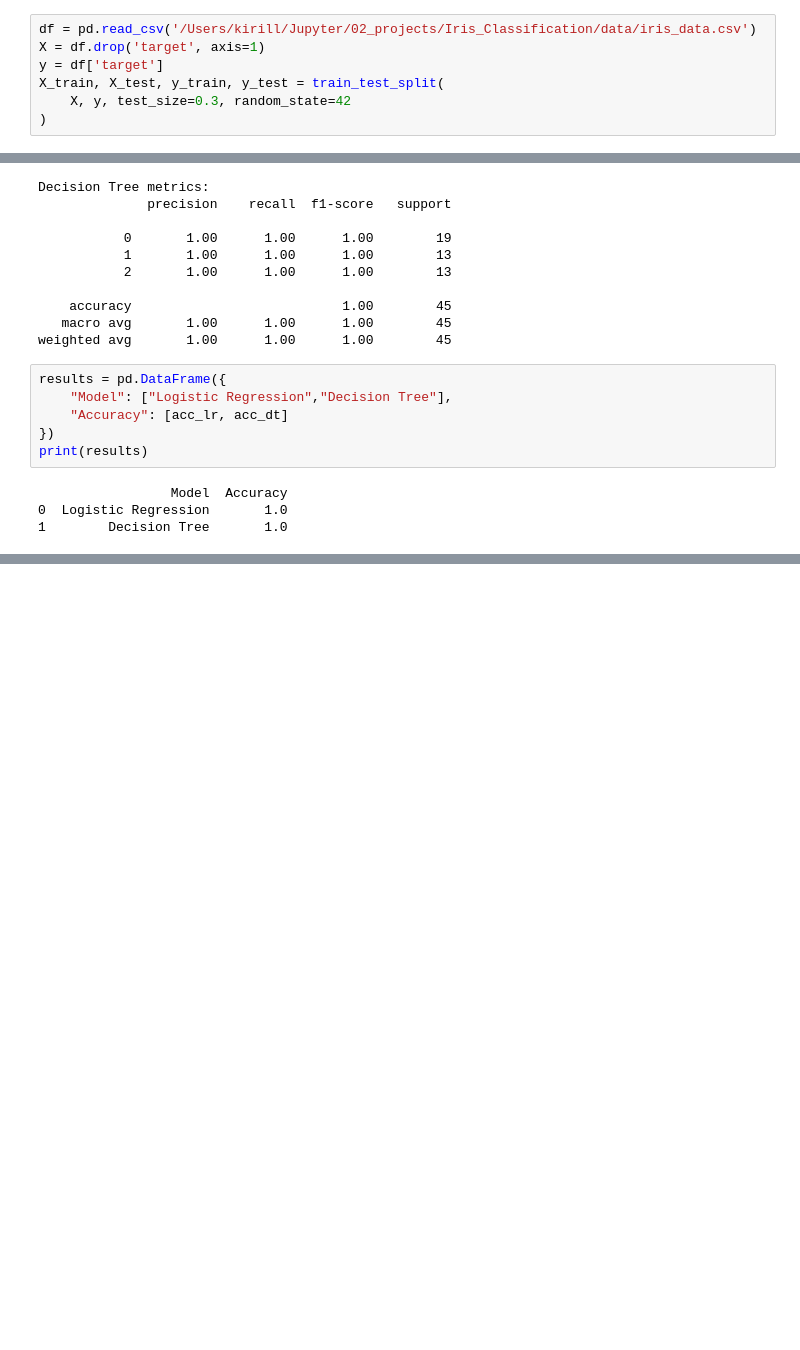
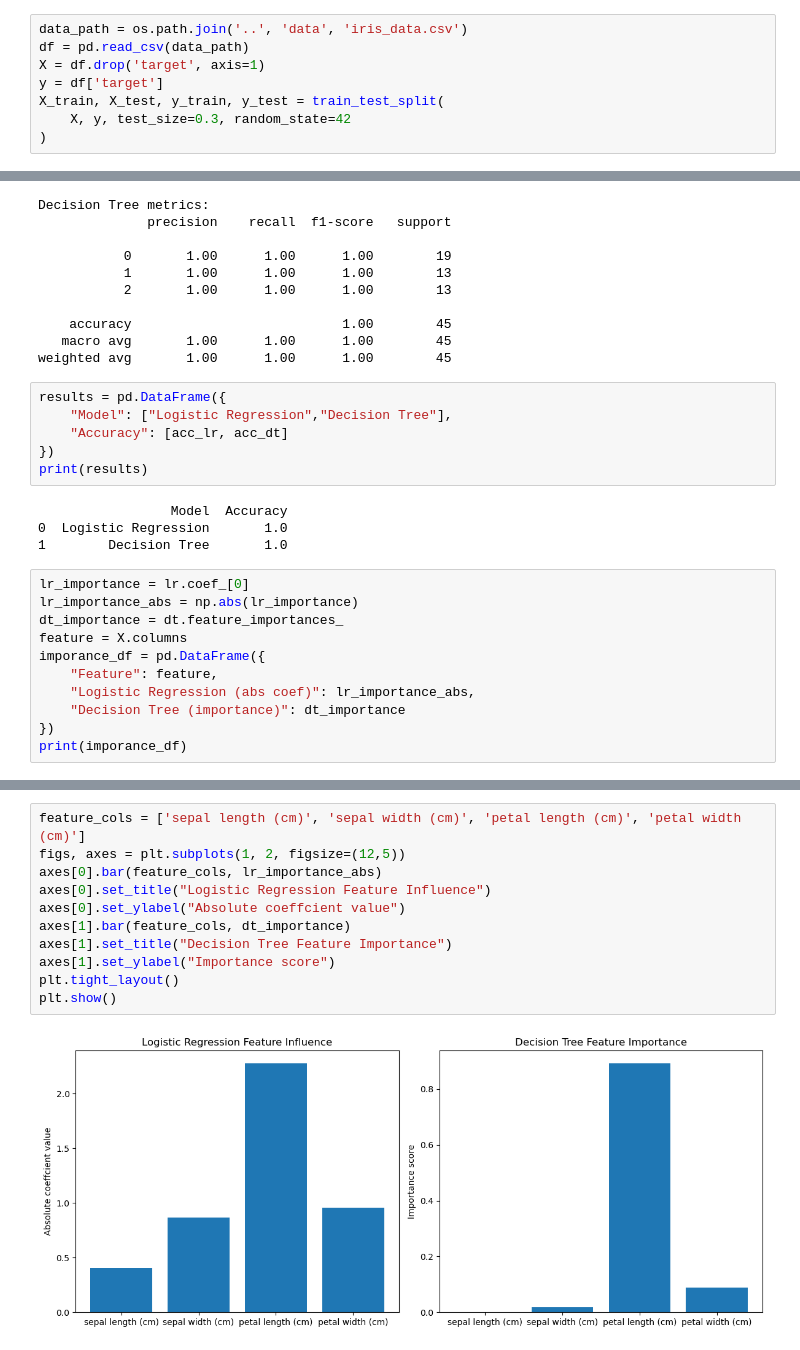
Before and after one commit to Kidukwe/iris-classification, a Jupyter notebook: notebooks/iris_comparing_LR_and_DTC.ipynb, the cells around one changed output, grey strips where cells are left out. Drawn from its saved outputs; the diff is of its cells as text; blank space fills up the shorter version.

```diff
--- a/notebooks/iris_comparing_LR_and_DTC.ipynb
+++ b/notebooks/iris_comparing_LR_and_DTC.ipynb
@@ -7,7 +8,8 @@ from sklearn.linear_model import LogisticRegression
 from sklearn.tree import DecisionTreeClassifier, plot_tree
 from sklearn.metrics import classification_report, accuracy_score
 # %%
-df = pd.read_csv('/Users/kirill/Jupyter/02_projects/Iris_Classification/data/iris_data.csv')
+data_path = os.path.join('..', 'data', 'iris_data.csv')
+df = pd.read_csv(data_path)
 X = df.drop('target', axis=1)
 y = df['target']
 X_train, X_test, y_train, y_test = train_test_split(
@@ -59,3 +61,14 @@ print(results)
                  Model  Accuracy
 0  Logistic Regression       1.0
 1        Decision Tree       1.0
+# %%
+lr_importance = lr.coef_[0]
+lr_importance_abs = np.abs(lr_importance)
+dt_importance = dt.feature_importances_
+feature = X.columns
+imporance_df = pd.DataFrame({
+    "Feature": feature,
+    "Logistic Regression (abs coef)": lr_importance_abs,
+    "Decision Tree (importance)": dt_importance
+})
+print(imporance_df)
@@ -61,0 +87,13 @@ print(results)
+# %%
+feature_cols = ['sepal length (cm)', 'sepal width (cm)', 'petal length (cm)', 'petal width (cm)']
+figs, axes = plt.subplots(1, 2, figsize=(12,5))
+axes[0].bar(feature_cols, lr_importance_abs)
+axes[0].set_title("Logistic Regression Feature Influence")
+axes[0].set_ylabel("Absolute coeffcient value")
+axes[1].bar(feature_cols, dt_importance)
+axes[1].set_title("Decision Tree Feature Importance")
+axes[1].set_ylabel("Importance score")
+plt.tight_layout()
+plt.show()
+# %% [output]
+[figure, added]
```
Also changed, not shown: parts of 2 cells of this notebook, 3 other files.
